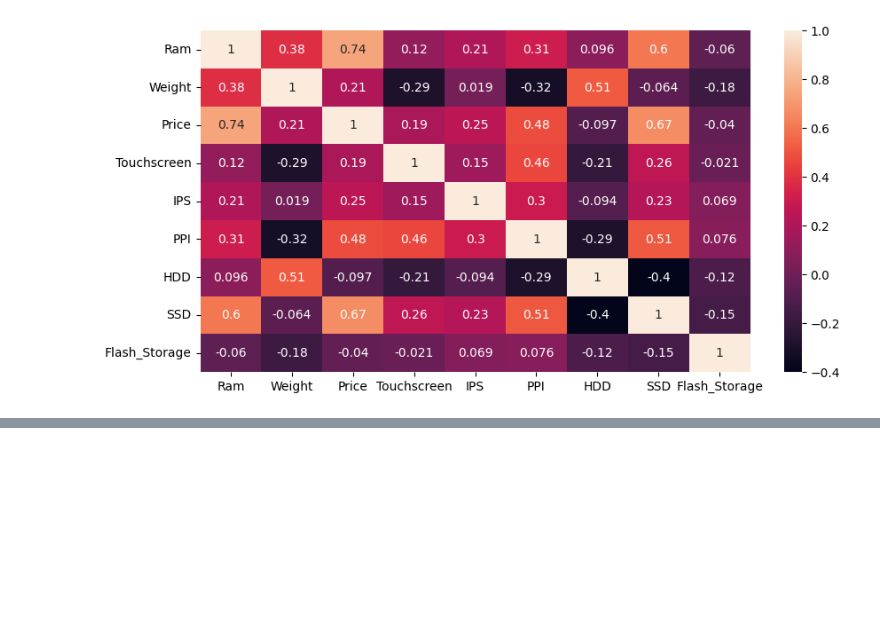
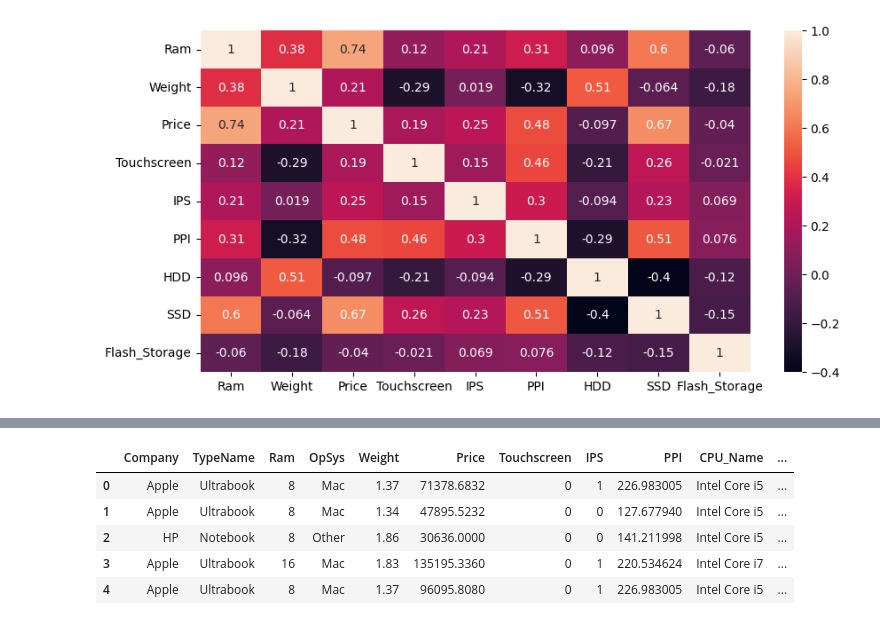
Before and after one commit to dikhaarianda/Laptop-Price-Predictor, a Jupyter notebook: PricePrediction-App.ipynb, the cells around one changed output, grey strips where cells are left out. Saved outputs shown, nothing was run; the diff lists cells and outputs as text; code cells hidden in the pictures; blank space fills up the shorter version.

```diff
--- a/PricePrediction-App.ipynb
+++ b/PricePrediction-App.ipynb
@@ -737,0 +747,11 @@ sns.heatmap(data.corr(), annot=True)
+# %%
+# Drop Some Column
+data.drop(columns=['Cpu', 'Flash_Storage'], inplace=True)
+data.head()
+# %% [output]
+|  | Company | TypeName | Ram | OpSys | Weight | Price | Touchscreen | IPS | PPI | CPU_Name | ... |
+| 0 | Apple | Ultrabook | 8 | Mac | 1.37 | 71378.6832 | 0 | 1 | 226.983005 | Intel Core i5 | ... |
+| 1 | Apple | Ultrabook | 8 | Mac | 1.34 | 47895.5232 | 0 | 0 | 127.677940 | Intel Core i5 | ... |
+| 2 | HP | Notebook | 8 | Other | 1.86 | 30636.0000 | 0 | 0 | 141.211998 | Intel Core i5 | ... |
+| 3 | Apple | Ultrabook | 16 | Mac | 1.83 | 135195.3360 | 0 | 1 | 220.534624 | Intel Core i7 | ... |
+| 4 | Apple | Ultrabook | 8 | Mac | 1.37 | 96095.8080 | 0 | 1 | 226.983005 | Intel Core i5 | ... |
```
Also changed, not shown: parts of 16 cells of this notebook, 2 other files.
